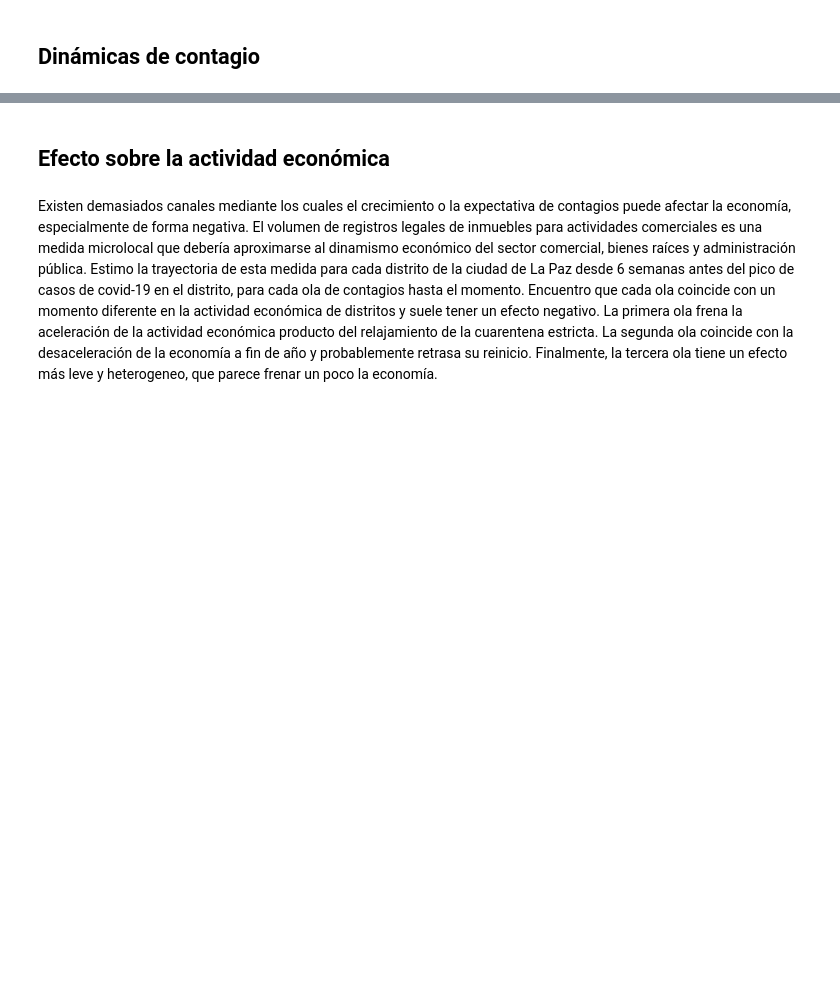
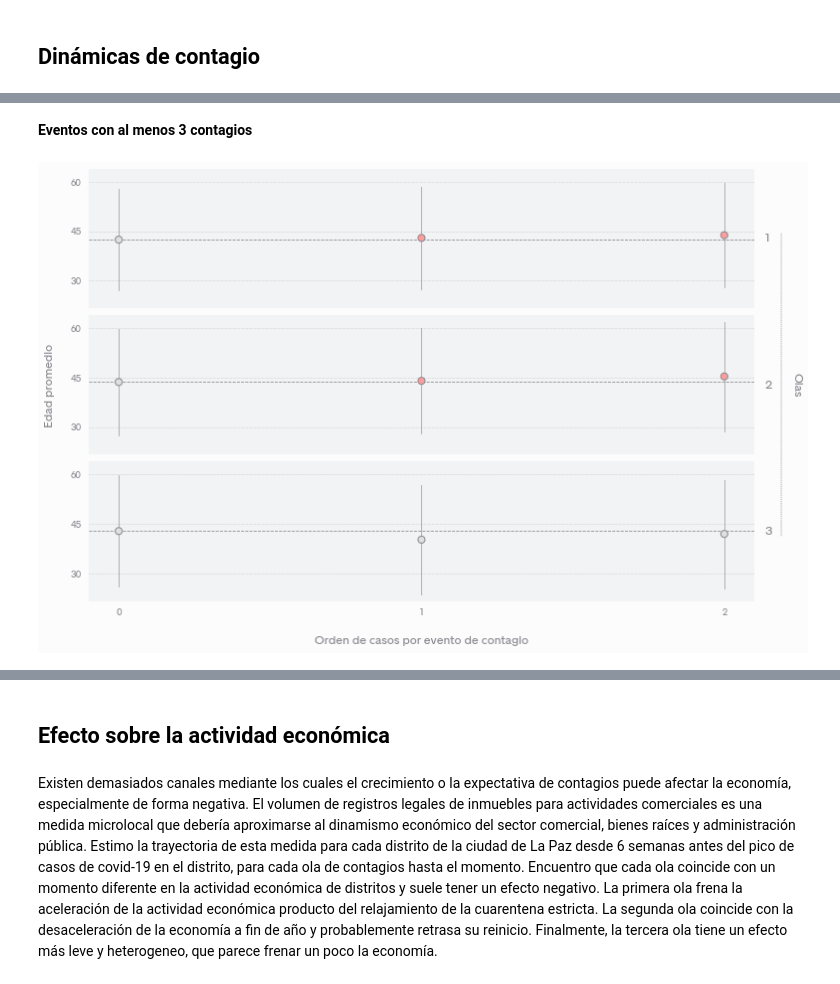
Before and after one commit to mauforonda/notas, a Jupyter notebook: covid19_en_lapaz.ipynb, the cells around one changed output, grey strips where cells are left out. Saved outputs shown, nothing was run; the diff lists cells and outputs as text; code cells hidden in the pictures; blank space fills up the shorter version.

```diff
--- a/covid19_en_lapaz.ipynb
+++ b/covid19_en_lapaz.ipynb
@@ -147,0 +279,6 @@ La línea roja representa la media de años respecto al primer caso y el espacio
+# %%
+display(Markdown('**Eventos con al menos 3 contagios**'))
+plot_wavestats(events, 'edad', 3, 'Edad promedio')
+# %% [output]
+**Eventos con al menos 3 contagios**
+[figure, added]
```
Also changed, not shown: parts of 16 cells of this notebook, 1 other file.
